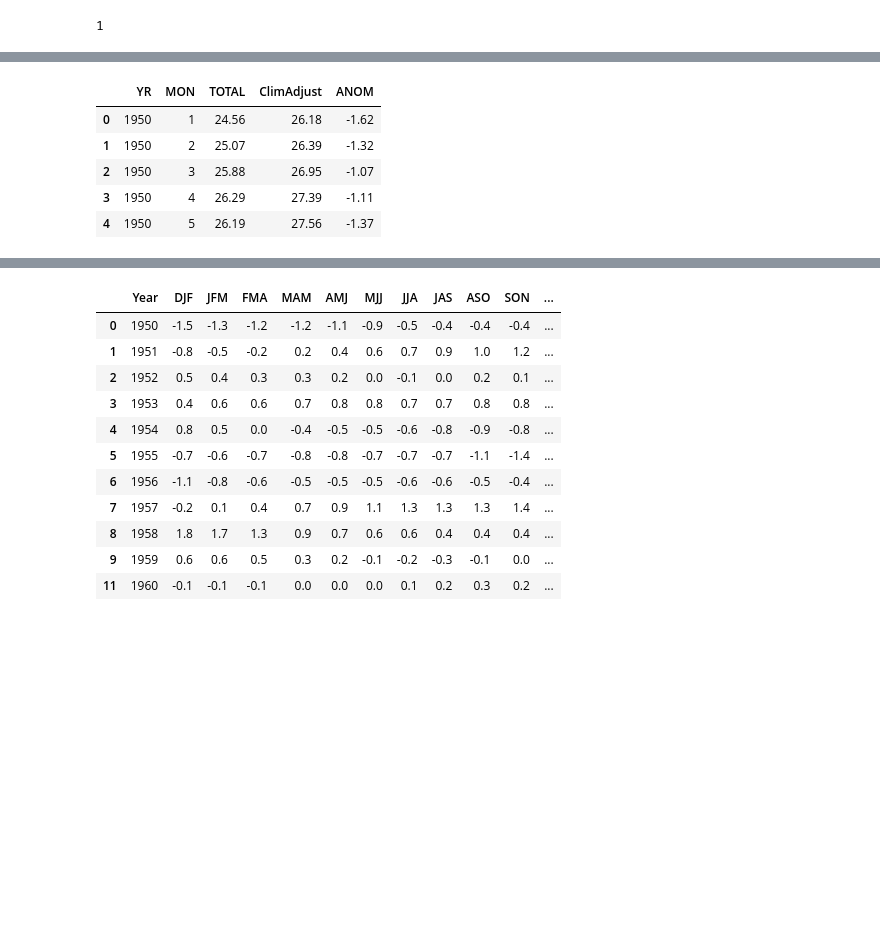
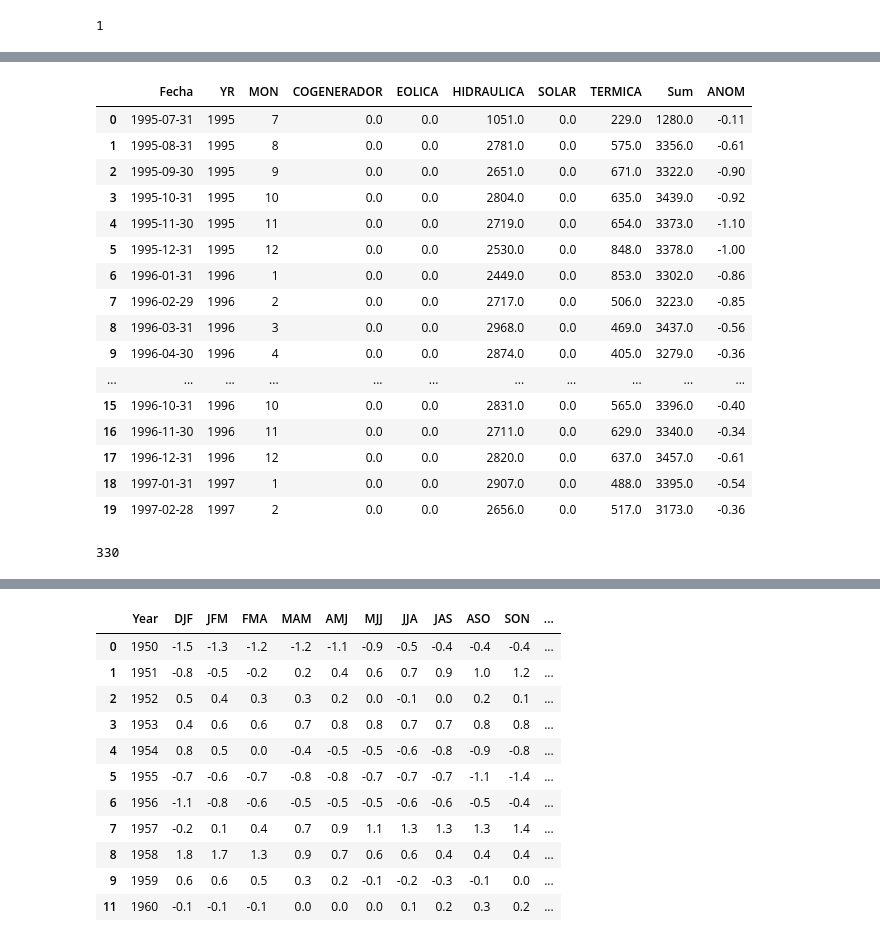
Before and after one commit to Mateoferrnandez/newgridproject, a Jupyter notebook: Untitled-1.ipynb, the cells around one changed output, grey strips where cells are left out. Cells and saved outputs as stored; diff of their text form; code cells hidden in the pictures; blank space fills up the shorter version.

```diff
--- a/Untitled-1.ipynb
+++ b/Untitled-1.ipynb
@@ -111,0 +224,2 @@ df.head()
+# %%
+union.replace([np.inf, -np.inf], np.nan, inplace=True)
@@ -111,0 +251,14 @@ df.head()
+# %%
+# Update "Tipo Generacion" values based on specific conditions
+union.loc[union["Recurso"] == "COGENERADOR INGENIO", "Tipo Generacion"] = "COGENERADOR"
+union.loc[union["Recurso"] == "GUALANDAY", "Tipo Generacion"] = "TERMICA"
+
+# Drop rows where "Tipo Generacion" is NaN
+union = union.dropna(subset=["Tipo Generacion"])
+# %%
+union['Tipo Despacho'].value_counts()
+union.loc[union["Tipo Despacho"] == "DESPACHO CENTRALMENTE","Tipo Despacho"] = "DESPACHADO CENTRALMENTE"
+union.loc[union["Tipo Despacho"] == "DESPACHADA CENTRALMENTE","Tipo Despacho"] = "DESPACHADO CENTRALMENTE"
+union.loc[union["Tipo Despacho"] == "DESPCHO CENTRALMENTE","Tipo Despacho"] = "DESPACHADO CENTRALMENTE"
+union.loc[union["Tipo Despacho"] == "DESPACHO CENTRALMENTE","Tipo Despacho"] = "DESPACHADO CENTRALMENTE"
+union.loc[union["Tipo Despacho"] == "NO DESPACHO CENTRALMENTE","Tipo Despacho"] = "NO DESPACHADO CENTRALMENTE"
@@ -115,15 +312,6 @@ url = 'https://origin.cpc.ncep.noaa.gov/products/analysis_monitoring/ensostuff/d
 
 # Read the data into a DataFrame
 oni = pd.read_csv(url, delim_whitespace=True, header=0)
-# Pivot the data to have 'YR' as index, 'MON' as columns, and 'ANOM' as values
-oni = oni.pivot(index="YR", columns='MON', values='ANOM')
-
-# Calculate the mean anomaly across months for each year
-oni["Mean"] = oni.mean(numeric_only=True, axis=1)
-
-# Categorize each year as El Niño, La Niña, or Neutral based on mean anomaly
-oni["Niño/a"] = oni["Mean"].apply(lambda promedio: "El Niño" if promedio > 0.5 else "La Niña" if promedio < -0.5 else "Neutral")
-
-# Reset index and rename 'YR' column to 'Fecha'
-oni.reset_index(inplace=True)
-oni.rename(columns={"YR": "Fecha"}, inplace=True)
+oni=oni.loc[oni['YR']>=1995]
+oni.drop(columns=["TOTAL","ClimAdjust"],inplace=True)
+oni.head(10)
@@ -130,9 +330,25 @@ oni.rename(columns={"YR": "Fecha"}, inplace=True)
-# %%
-oni.head()
-# %% [output]
-|  | YR | MON | TOTAL | ClimAdjust | ANOM |
-| 0 | 1950 | 1 | 24.56 | 26.18 | -1.62 |
-| 1 | 1950 | 2 | 25.07 | 26.39 | -1.32 |
-| 2 | 1950 | 3 | 25.88 | 26.95 | -1.07 |
-| 3 | 1950 | 4 | 26.29 | 27.39 | -1.11 |
-| 4 | 1950 | 5 | 26.19 | 27.56 | -1.37 |
+# %%
+montlygeneration=montlygeneration.merge(oni,how='inner',on=['YR','MON'])
+montlygeneration.head(20)
+# %% [output]
+|  | Fecha | YR | MON | COGENERADOR | EOLICA | HIDRAULICA | SOLAR | TERMICA | Sum | ANOM |
+| 0 | 1995-07-31 | 1995 | 7 | 0.0 | 0.0 | 1051.0 | 0.0 | 229.0 | 1280.0 | -0.11 |
+| 1 | 1995-08-31 | 1995 | 8 | 0.0 | 0.0 | 2781.0 | 0.0 | 575.0 | 3356.0 | -0.61 |
+| 2 | 1995-09-30 | 1995 | 9 | 0.0 | 0.0 | 2651.0 | 0.0 | 671.0 | 3322.0 | -0.90 |
+| 3 | 1995-10-31 | 1995 | 10 | 0.0 | 0.0 | 2804.0 | 0.0 | 635.0 | 3439.0 | -0.92 |
+| 4 | 1995-11-30 | 1995 | 11 | 0.0 | 0.0 | 2719.0 | 0.0 | 654.0 | 3373.0 | -1.10 |
+| 5 | 1995-12-31 | 1995 | 12 | 0.0 | 0.0 | 2530.0 | 0.0 | 848.0 | 3378.0 | -1.00 |
+| 6 | 1996-01-31 | 1996 | 1 | 0.0 | 0.0 | 2449.0 | 0.0 | 853.0 | 3302.0 | -0.86 |
+| 7 | 1996-02-29 | 1996 | 2 | 0.0 | 0.0 | 2717.0 | 0.0 | 506.0 | 3223.0 | -0.85 |
+| 8 | 1996-03-31 | 1996 | 3 | 0.0 | 0.0 | 2968.0 | 0.0 | 469.0 | 3437.0 | -0.56 |
+| 9 | 1996-04-30 | 1996 | 4 | 0.0 | 0.0 | 2874.0 | 0.0 | 405.0 | 3279.0 | -0.36 |
+| ... | ... | ... | ... | ... | ... | ... | ... | ... | ... | ... |
+| 15 | 1996-10-31 | 1996 | 10 | 0.0 | 0.0 | 2831.0 | 0.0 | 565.0 | 3396.0 | -0.40 |
+| 16 | 1996-11-30 | 1996 | 11 | 0.0 | 0.0 | 2711.0 | 0.0 | 629.0 | 3340.0 | -0.34 |
+| 17 | 1996-12-31 | 1996 | 12 | 0.0 | 0.0 | 2820.0 | 0.0 | 637.0 | 3457.0 | -0.61 |
+| 18 | 1997-01-31 | 1997 | 1 | 0.0 | 0.0 | 2907.0 | 0.0 | 488.0 | 3395.0 | -0.54 |
+| 19 | 1997-02-28 | 1997 | 2 | 0.0 | 0.0 | 2656.0 | 0.0 | 517.0 | 3173.0 | -0.36 |
+# %%
+len(montlygeneration["ANOM"])
+# %% [output]
+330
```
Also changed, not shown: parts of 16 cells of this notebook.
